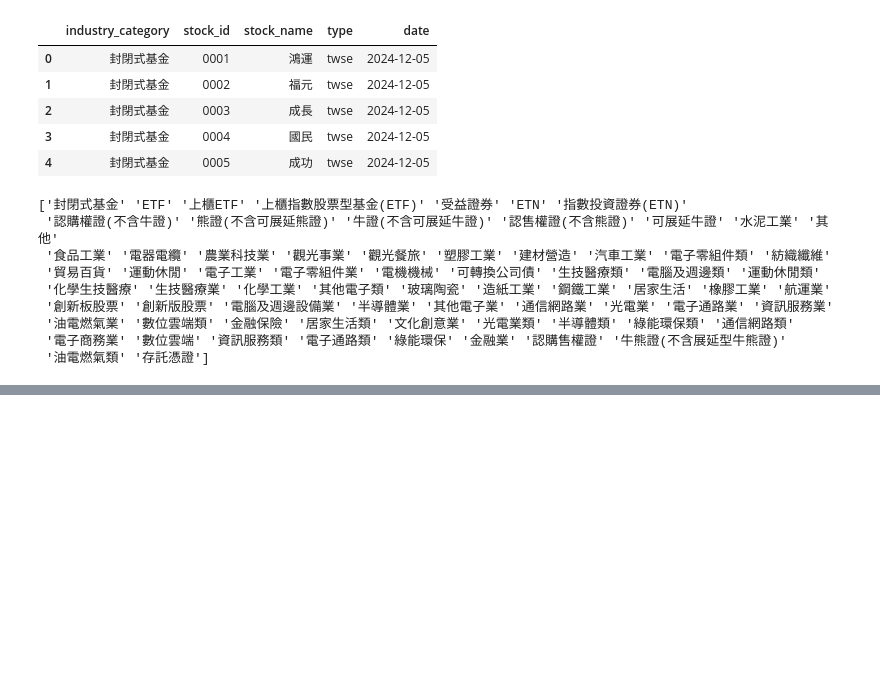
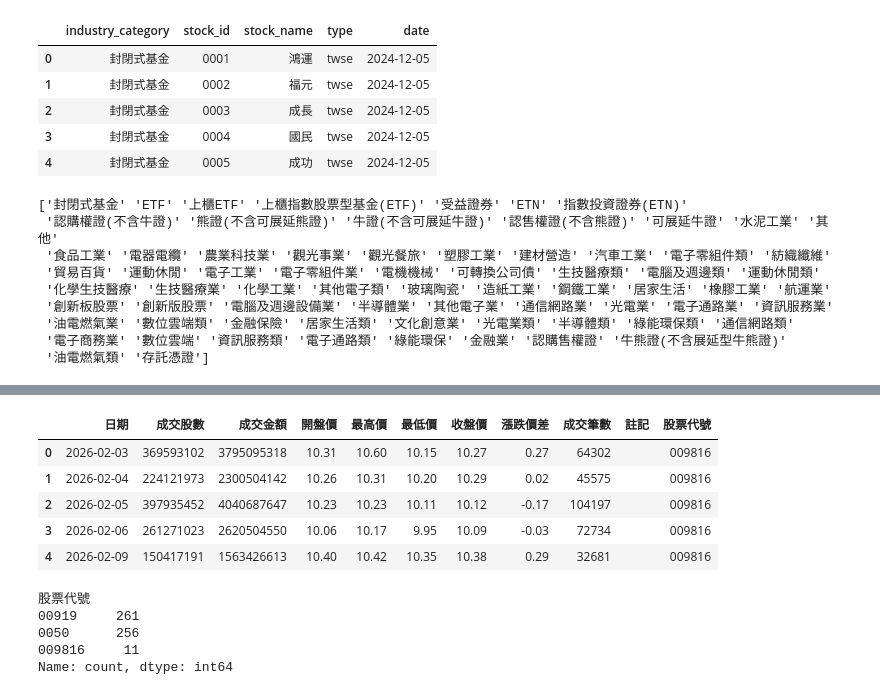
Before and after one commit to Chu-c-git/Automated_Trading_System, a Jupyter notebook: backend/data_preprocess/test_function.ipynb, the cells around one changed output, grey strips where cells are left out. Cells and saved outputs as stored; diff of their text form; code cells hidden in the pictures; blank space fills up the shorter version.

```diff
--- a/backend/data_preprocess/test_function.ipynb
+++ b/backend/data_preprocess/test_function.ipynb
@@ -87,0 +170,16 @@ df.to_sql(name='stock_info', con=PG_URI, if_exists='replace', index=False)
+# %%
+mapping_df = df[['stock_id', 'industry_category']]
+filtered_stocks_n = filtered_stocks.merge(mapping_df, left_on='code', right_on='stock_id', how='left')
+filtered_stocks_n['tradevolumeb'] = pd.to_numeric(filtered_stocks_n['tradevolumeb'], errors='coerce')
+
+# Select top 5 stocks by trading volume for each industry category
+top5_stocks = filtered_stocks_n.groupby('industry_category', group_keys=False).apply(lambda x: x.nlargest(5, 'tradevolumeb'))
+
+# Display the results (sorted by industry for easier viewing)
+top5_stocks[['code', 'name', 'industry_category', 'tradevolumeb']].sort_values(['industry_category', 'tradevolumeb'], ascending=[True, False])
+
+# Get the top 5 list
+# inspect_categories = ['ETF',  '建材營造', '電子零組件業', '半導體業', '通信網路業']
+inspect_categories = ['ETF']
+top5_stocks_code = top5_stocks[top5_stocks['industry_category'].isin(inspect_categories)]['code'].tolist()
+print(top5_stocks_code)
@@ -87,0 +190,8 @@ df.to_sql(name='stock_info', con=PG_URI, if_exists='replace', index=False)
+# %%
+# Create Date list
+START_DATE = datetime.strptime("2025-02-01", "%Y-%m-%d")
+END_DATE = datetime.strptime("2026-02-23", "%Y-%m-%d")
+
+# 使用 'MS' (Month Start) 頻率來取得每個月的第一天
+date_list = pd.date_range(start=START_DATE, end=END_DATE, freq='MS').strftime("%Y%m%d").tolist()
+date_list
@@ -87,0 +232,34 @@ df.to_sql(name='stock_info', con=PG_URI, if_exists='replace', index=False)
+# %%
+from tqdm import tqdm
+temp_list = []
+# top3_stocks_code = ['009816', '0050', '00919']
+# 使用正確的迴圈邏輯：日期 -> 股票代码
+for code in top5_stocks_code:
+    for date in tqdm(date_list, desc=f"Fetching data for {code}", total=len(date_list)):
+        # print(f"Fetching {stock_code} on {top3_stocks_code}")
+        tmp_df = Get_Stock_Daily_Information(code, date)
+        file_name = f"{code}_{date}.csv"
+        path = os.path.join("/app/data", file_name)
+        tmp_df.to_csv(path, index=False) # Save to CSV for backup
+        if not tmp_df.empty:
+            temp_list.append(tmp_df)
+        time.sleep(3) # Global sleep to be safe
+    concat_df = pd.concat(temp_list, ignore_index=True)
+    concat_df.to_sql(name=f'daily_info_{code}', con=PG_URI, if_exists='replace', index=False)
+    temp_list = []
+concat_df.head()
+# %% [output]
+|  | 日期 | 成交股數 | 成交金額 | 開盤價 | 最高價 | 最低價 | 收盤價 | 漲跌價差 | 成交筆數 | 註記 | 股票代號 |
+| 0 | 2026-02-03 | 369593102 | 3795095318 | 10.31 | 10.60 | 10.15 | 10.27 | 0.27 | 64302 |  | 009816 |
+| 1 | 2026-02-04 | 224121973 | 2300504142 | 10.26 | 10.31 | 10.20 | 10.29 | 0.02 | 45575 |  | 009816 |
+| 2 | 2026-02-05 | 397935452 | 4040687647 | 10.23 | 10.23 | 10.11 | 10.12 | -0.17 | 104197 |  | 009816 |
+| 3 | 2026-02-06 | 261271023 | 2620504550 | 10.06 | 10.17 | 9.95 | 10.09 | -0.03 | 72734 |  | 009816 |
+| 4 | 2026-02-09 | 150417191 | 1563426613 | 10.40 | 10.42 | 10.35 | 10.38 | 0.29 | 32681 |  | 009816 |
+# %%
+concat_df['股票代號'].value_counts()
+# %% [output]
+股票代號
+00919     261
+0050      256
+009816     11
+Name: count, dtype: int64
```
Also changed, not shown: parts of 14 cells of this notebook, 3 other files.
